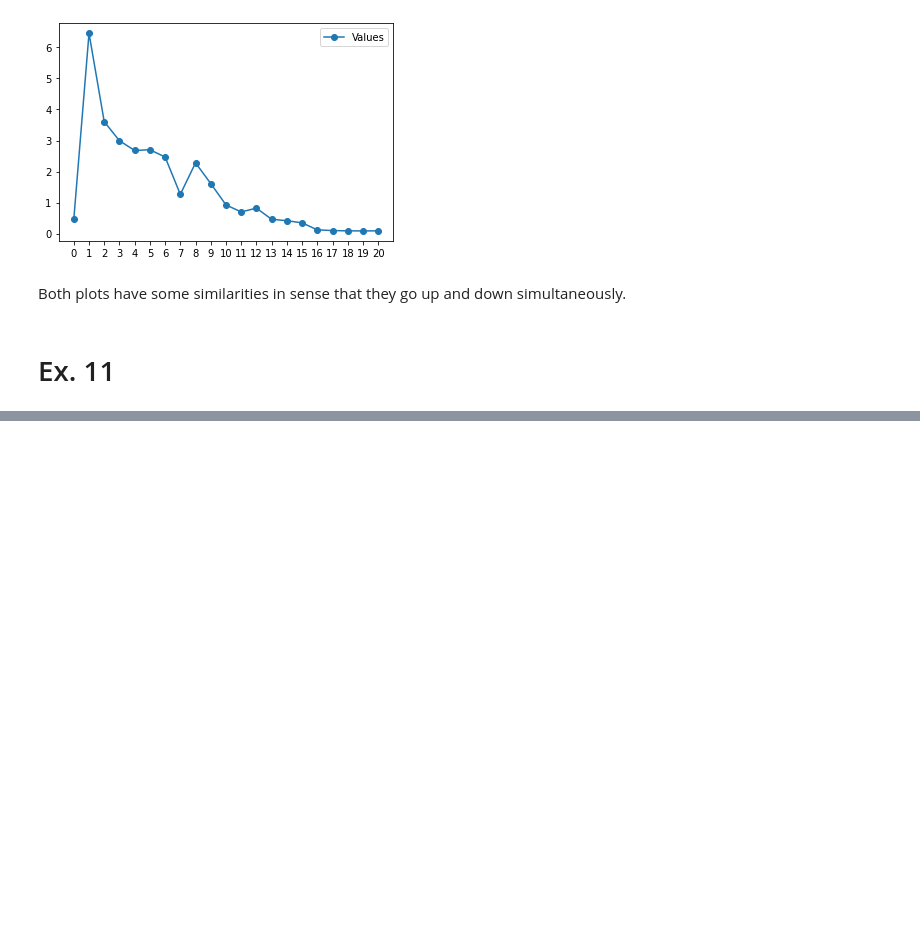
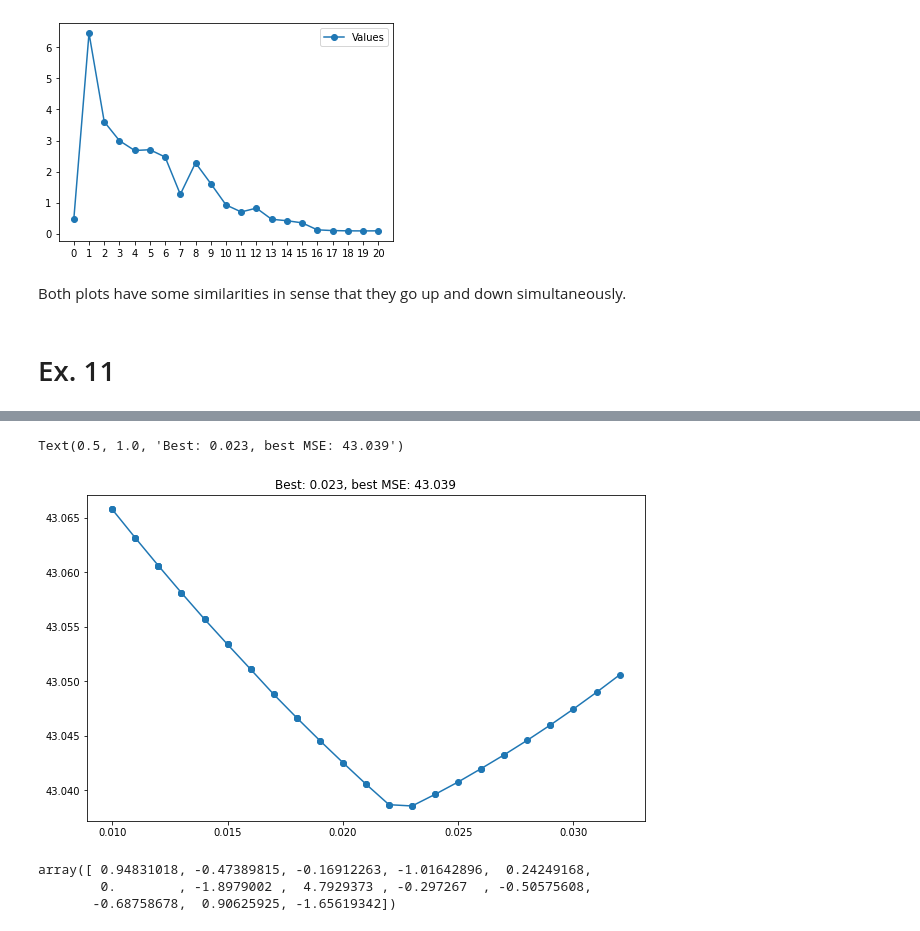
Before and after one commit to vivialprt/ISLR, a Jupyter notebook: Chapter6/Solution.ipynb, the cells around one changed output, grey strips where cells are left out. Drawn from its saved outputs; the diff is of its cells as text; code cells hidden in the pictures; blank space fills up the shorter version.

```diff
--- a/Chapter6/Solution.ipynb
+++ b/Chapter6/Solution.ipynb
@@ -627,0 +700,29 @@ Both plots have some similarities in sense that they go up and down simultaneous
+# %%
+cv = KFold(n_splits=10, shuffle=True, random_state=1)
+lambdas = np.logspace(-2, -1.5, 50).round(3)
+test_mse = pd.Series(index=lambdas, dtype=np.float64)
+
+for l in lambdas:
+    l_mse = []
+    for train, test in cv.split(std_X):
+        train_X = std_X[list(names)].iloc[train]
+        test_X = std_X[list(names)].iloc[test]
+        model = Lasso(alpha=l).fit(train_X, y.iloc[train])
+        l_mse.append(mse(y.iloc[test], model.predict(test_X)))
+    test_mse[l] = np.mean(l_mse)
+
+best_lasso = lambdas[test_mse.argmin()]
+best_lasso_mse = test_mse.min().round(3)
+
+plt.figure(figsize=(10,6))
+plt.plot(test_mse.index, test_mse, 'o-')
+plt.title(f'Best: {best_lasso}, best MSE: {best_lasso_mse}')
+# %% [output]
+Text(0.5, 1.0, 'Best: 0.023, best MSE: 43.039')
+[figure, added]
+# %%
+Lasso(alpha=best_lasso).fit(std_X, y).coef_
+# %% [output]
+array([ 0.94831018, -0.47389815, -0.16912263, -1.01642896,  0.24249168,
+        0.        , -1.8979002 ,  4.7929373 , -0.297267  , -0.50575608,
+       -0.68758678,  0.90625925, -1.65619342])
```
Also changed, not shown: parts of 13 cells of this notebook.
